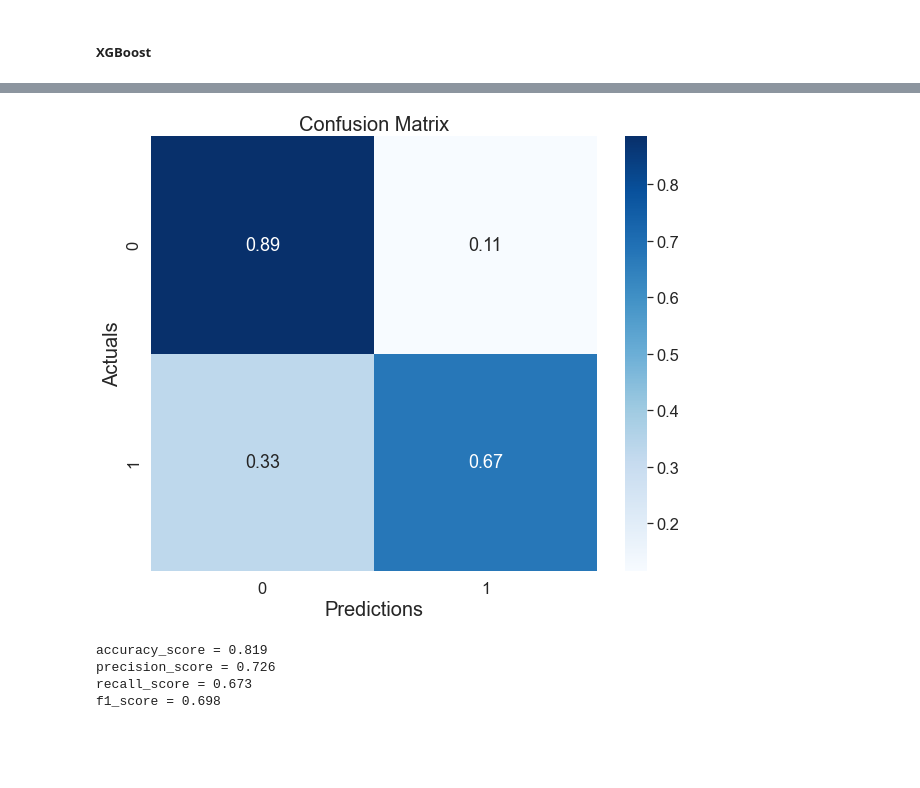
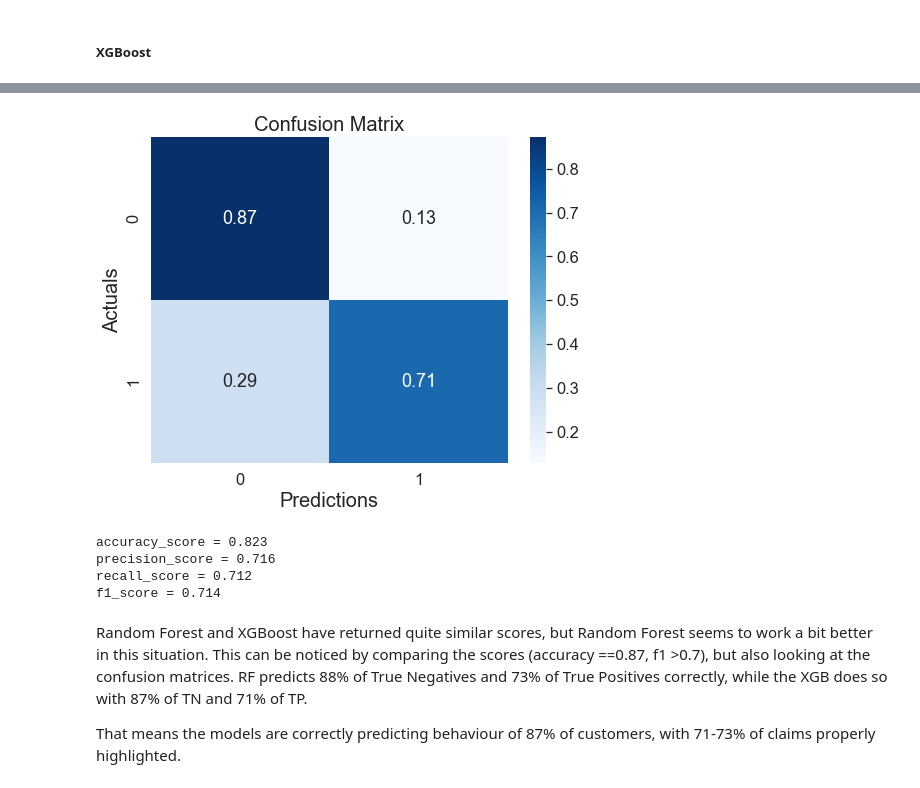
Before and after one commit to pzolnierczyk/insurance-classification, a Jupyter notebook: insurance_claims.ipynb, the cells around one changed output, grey strips where cells are left out. Cells and saved outputs as stored; diff of their text form; code cells hidden in the pictures; blank space fills up the shorter version.

```diff
--- a/insurance_claims.ipynb
+++ b/insurance_claims.ipynb
@@ -479,12 +473,12 @@ f1_score = 0.729
 ##### XGBoost
 # %%
 # searching for the best XGBoost parameters
-param_dist = {'n_estimators': [int(n) for n in np.linspace(100, 301, 100)],
-             'gamma': [ 0.0, 0.1, 0.2 , 0.3, 0.4 ],
-             'max_depth': [int(n) for n
-                           in np.linspace(5, 51, 10)],
-             'min_child_weight': [10,15,20,25],
-             'learning_rate': [0.01, 0.05, 0.1, 0.2]
+param_dist = {'n_estimators': [x for x in range (100,501,50)],
+             'gamma': [0.0, 0.05, 0.1, 0.15, 0.2, 0.3, 0.4],
+             'max_depth': [x for x in range(1,6)],
+             'min_child_weight': [x/10 for x in range(0,10)],
+             'learning_rate': [0.01, 0.05, 0.1, 0.2, 0.3],
+             'lambda': [0, 0.1, 0.3, 0.5, 0.8, 1]
 }
 
 clf_xgb = xgb.XGBClassifier()
@@ -520,0 +518,4 @@ xgboost = clf_xgb.fit(X_tr_pca, y_train.to_numpy(), verbose=True)
+# %%
+scores_df_xgb = best_threshold(y_test, predict_proba)
+plt.rcParams["figure.figsize"] = (10,7)
+scores_df_xgb.plot(x='threshold')
@@ -521,17 +525,21 @@ xgboost = clf_xgb.fit(X_tr_pca, y_train.to_numpy(), verbose=True)
 # %%
 # Running prediciton and preparing confusion matrix
-predict_proba = xgboost.predict_proba(X_te_pca)
-xgboost_pred = [1 if predict_proba[i][1]> cutoff else 0 for i in range(len(predict_proba))]
+cutoff_xgb = 0.48
+xgboost_pred = [1 if predict_proba[i][1]> cutoff_xgb else 0 for i in range(len(predict_proba))]
 con_mat(y_test, xgboost_pred, normalize=True)
 # %% [output]
-[figure, old version]
+[figure, new version]
 # %%
 # Scores evaluation
 for i in [accuracy_score, precision_score, recall_score, f1_score]:
     print(i.__name__, '=', round(i(y_test.to_numpy(), xgboost_pred),3))
 # %% [output]
-accuracy_score = 0.819
-precision_score = 0.726
-recall_score = 0.673
-f1_score = 0.698
+accuracy_score = 0.823
+precision_score = 0.716
+recall_score = 0.712
+f1_score = 0.714
+# %% [markdown]
+Random Forest and XGBoost have returned quite similar scores, but Random Forest seems to work a bit better in this situation. This can be noticed by comparing the scores (accuracy ==0.87, f1 >0.7), but also looking at the confusion matrices. RF predicts 88% of True Negatives and 73% of True Positives correctly, while the XGB does so with 87% of TN and 71% of TP.
+
+That means the models are correctly predicting behaviour of 87% of customers, with 71-73% of claims properly highlighted.
 # %% [markdown]
```
Also changed, not shown: parts of 6 cells of this notebook.
